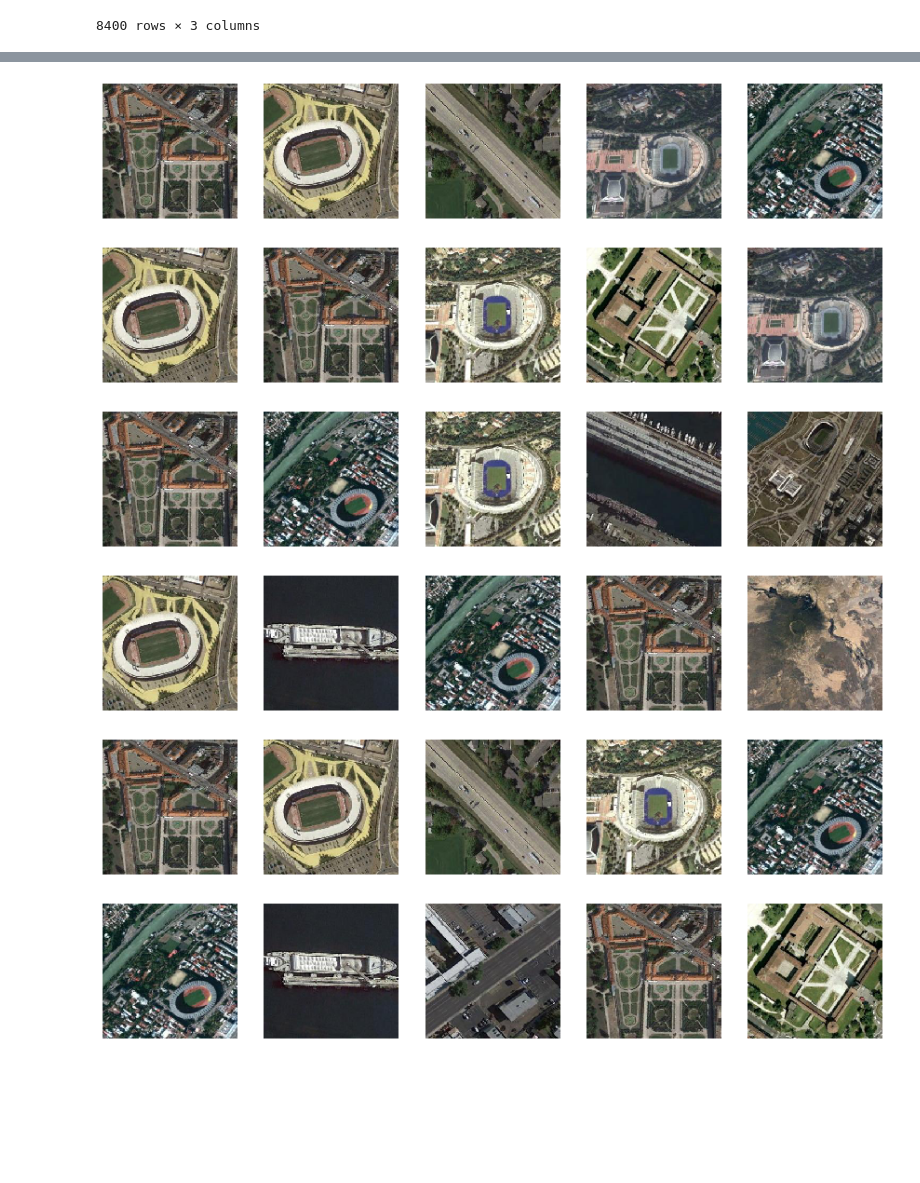
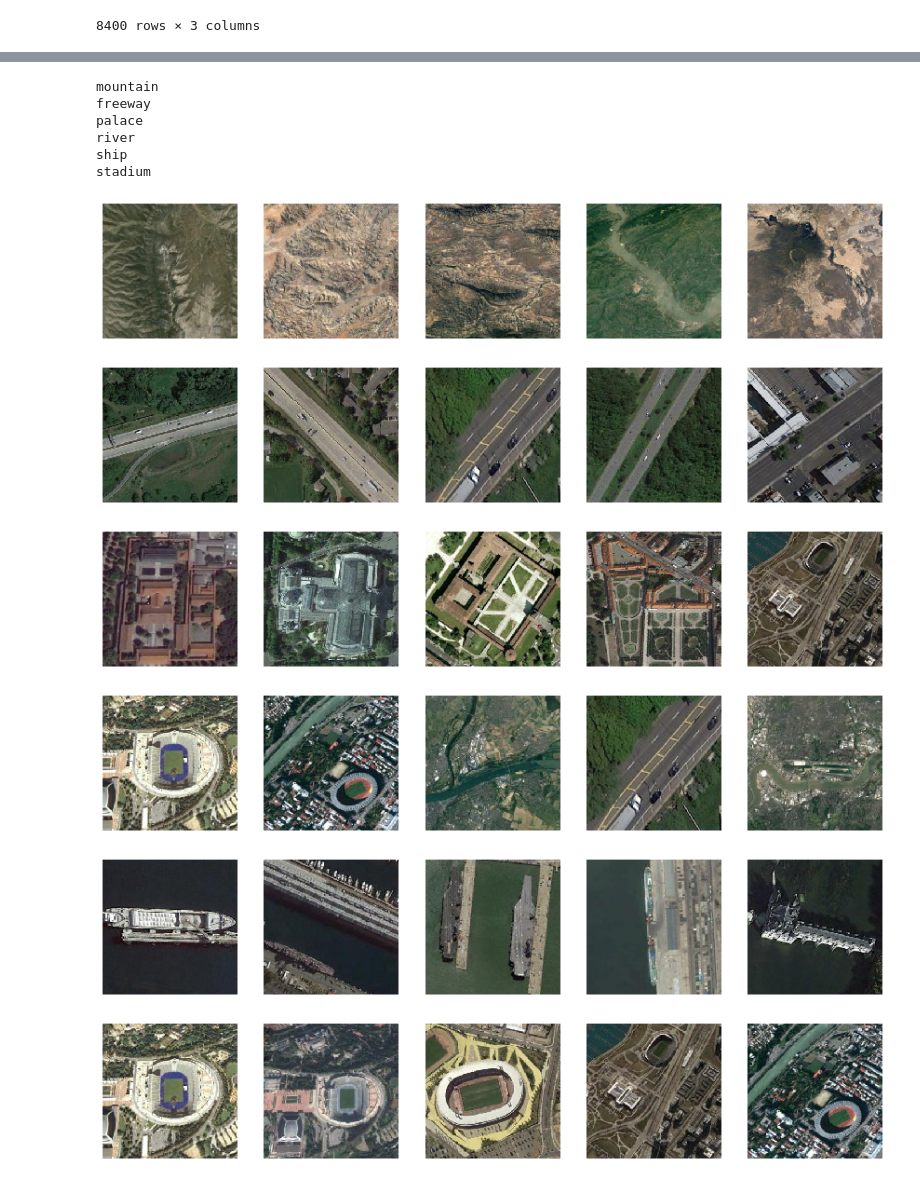
Before and after one commit to SeeratKamalCh/CVIR_model, a Jupyter notebook: CVIR_model.ipynb, the cells around one changed output, grey strips where cells are left out. Saved outputs shown, nothing was run; the diff lists cells and outputs as text; code cells hidden in the pictures; blank space fills up the shorter version.

```diff
--- a/CVIR_model.ipynb
+++ b/CVIR_model.ipynb
@@ -242,16 +261,28 @@ ship = "StreetView/Features/5295892_13f8a9a9cc_o.npy"
 stadium = "StreetView/Features/9823516_c99916d332_o.npy"
 # %%
 # check for every class image
-search(mountain, database, 'cosine')
-search(freeway, database,  'cosine')
-search(palace, database,  'cosine')
-search(river, database,  'cosine')
-search(ship, database,  'cosine')
-search(stadium, database,  'cosine')
+print("mountain")
+search(mountain, database, 'dml')
+print("freeway")
+search(freeway, database,  'dml')
+print("palace")
+search(palace, database,  'dml')
+print("river")
+search(river, database,  'dml')
+print("ship")
+search(ship, database,  'dml')
+print("stadium")
+search(stadium, database,  'dml')
 # %% [output]
+mountain
+freeway
+palace
+river
+ship
+stadium
-[figure, old version]
+[figure, new version]
-[figure, old version]
+[figure, new version]
-[figure, old version]
+[figure, new version]
-[figure, old version]
+[figure, new version]
-[figure, old version]
+[figure, new version]
-[figure, old version]
+[figure, new version]
```
Also changed, not shown: parts of 5 cells of this notebook.
